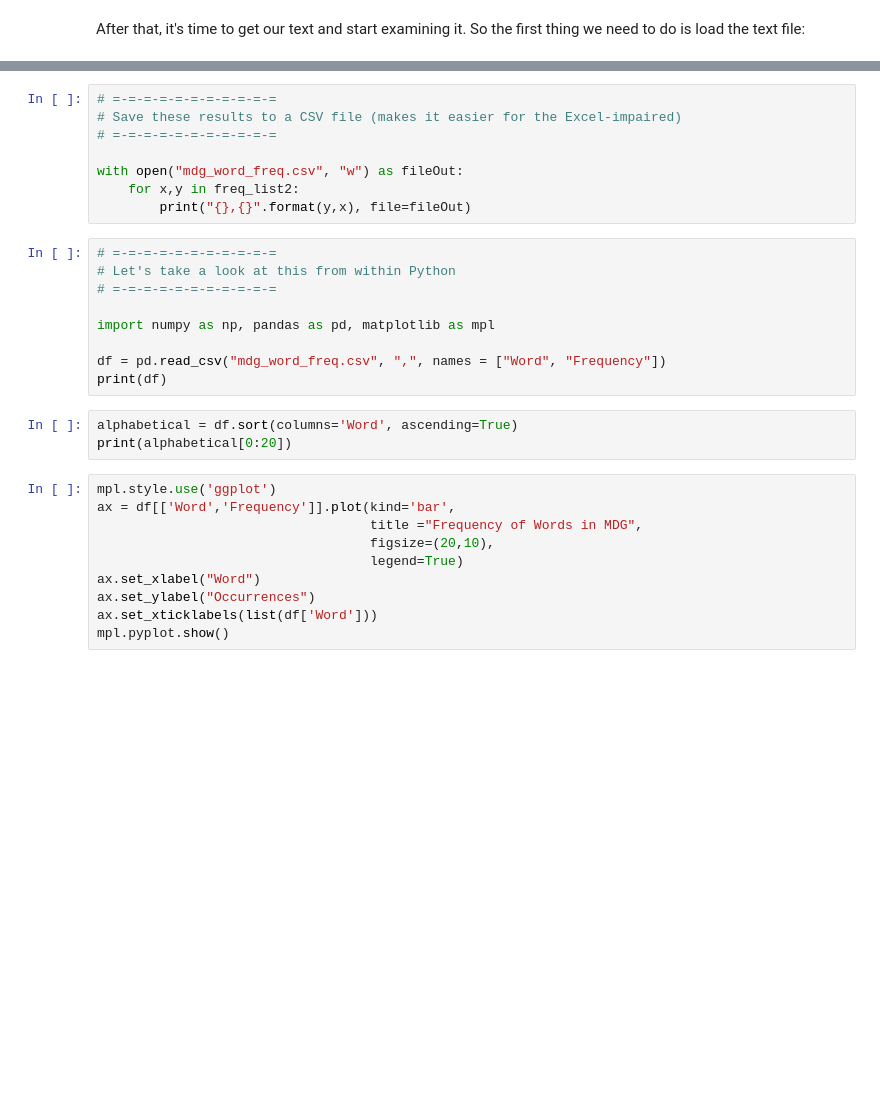
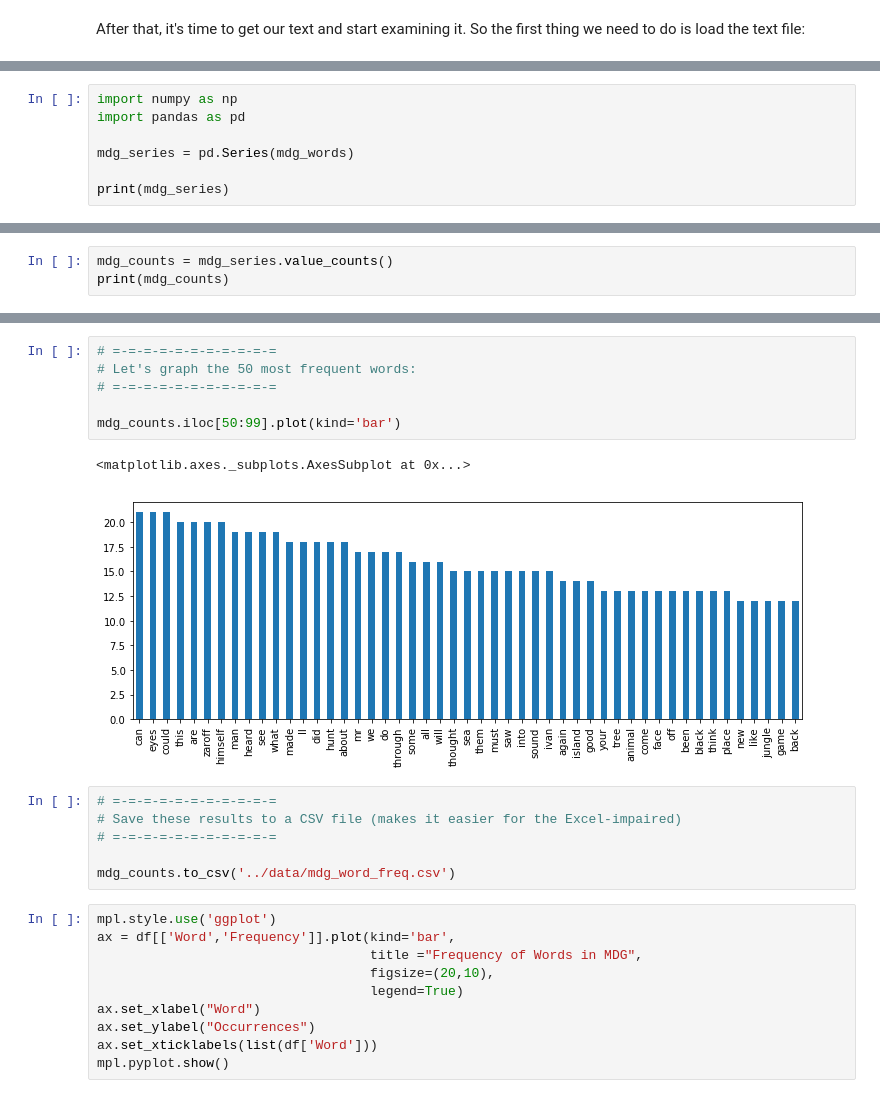
Before and after one commit to SeleniumS/PyTA, a Jupyter notebook: notebooks/MDG.ipynb, the cells around one changed output, grey strips where cells are left out. Saved outputs shown, nothing was run; the diff lists cells and outputs as text; blank space fills up the shorter version.

```diff
--- a/notebooks/MDG.ipynb
+++ b/notebooks/MDG.ipynb
@@ -75,0 +98,7 @@ for freq, word in freq_list2:
+# %%
+import numpy as np
+import pandas as pd
+
+mdg_series = pd.Series(mdg_words)
+
+print(mdg_series)
@@ -75,0 +125,3 @@ for freq, word in freq_list2:
+# %%
+mdg_counts = mdg_series.value_counts()
+print(mdg_counts)
@@ -76,23 +146,18 @@ for freq, word in freq_list2:
+# %%
+# =-=-=-=-=-=-=-=-=-=-=
+# Let's graph the 50 most frequent words:
+# =-=-=-=-=-=-=-=-=-=-=
+
+mdg_counts.iloc[50:99].plot(kind='bar')
+# %% [output]
+<matplotlib.axes._subplots.AxesSubplot at 0x...>
+[figure, added]
 # %%
 # =-=-=-=-=-=-=-=-=-=-=
 # Save these results to a CSV file (makes it easier for the Excel-impaired)
 # =-=-=-=-=-=-=-=-=-=-=
 
-with open("mdg_word_freq.csv", "w") as fileOut:
-    for x,y in freq_list2:
-        print("{},{}".format(y,x), file=fileOut)
+mdg_counts.to_csv('../data/mdg_word_freq.csv')
-# %%
-# =-=-=-=-=-=-=-=-=-=-=
-# Let's take a look at this from within Python
-# =-=-=-=-=-=-=-=-=-=-=
-
-import numpy as np, pandas as pd, matplotlib as mpl
-
-df = pd.read_csv("mdg_word_freq.csv", ",", names = ["Word", "Frequency"])
-print(df)
-# %%
-alphabetical = df.sort(columns='Word', ascending=True)
-print(alphabetical[0:20])
 # %%
 mpl.style.use('ggplot')
 ax = df[['Word','Frequency']].plot(kind='bar',
```
Also changed, not shown: parts of 28 cells of this notebook, 1 other file.
